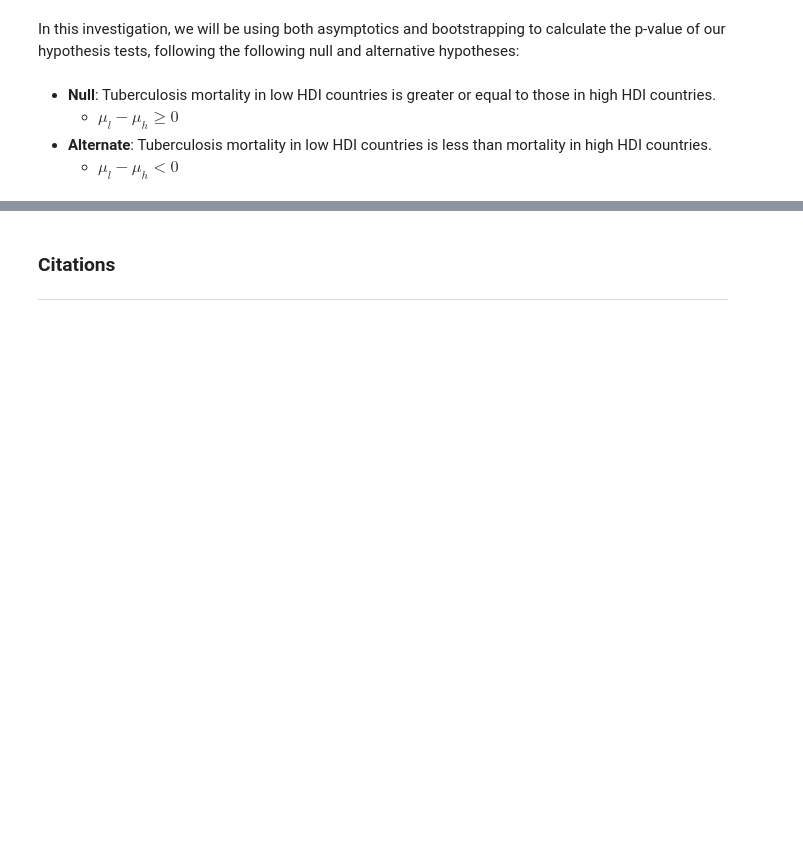
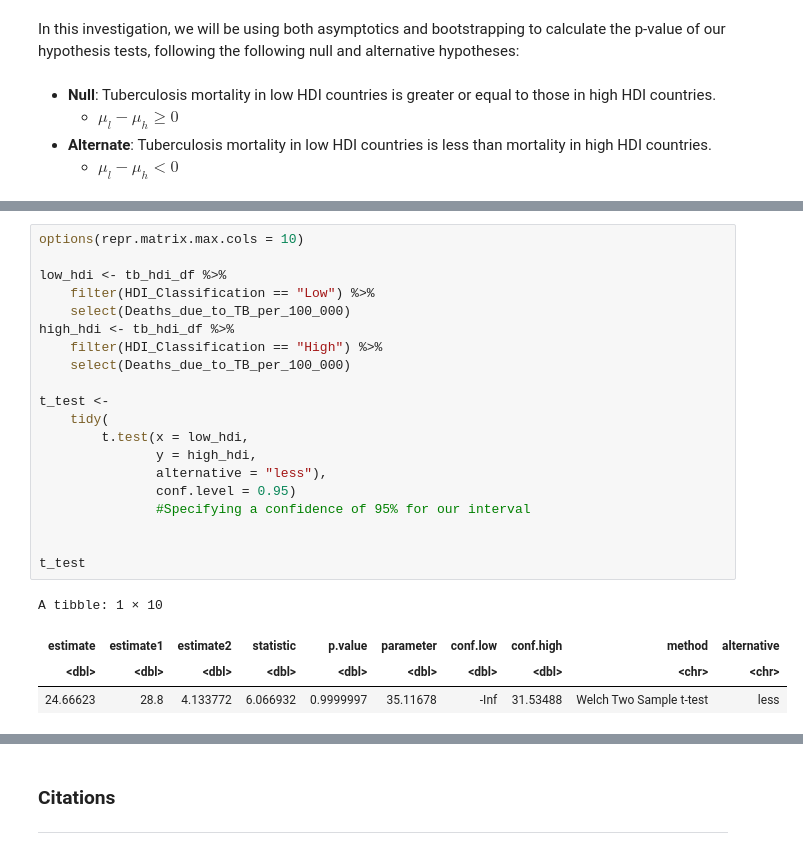
Before and after one commit to Remembria/Group-38-Project-Proposal, a Jupyter notebook: Group_38_Project_Report.ipynb, the cells around one changed output, grey strips where cells are left out. Saved outputs shown, nothing was run; the diff lists cells and outputs as text; blank space fills up the shorter version.

Commit message:
Current ver with methods

```diff
--- a/Group_38_Project_Report.ipynb
+++ b/Group_38_Project_Report.ipynb
@@ -249,0 +267,25 @@ where $\mu_l$ is mean mortality in low HDI countries, and $\mu_l$ is mean mortal
+# %%
+options(repr.matrix.max.cols = 10)
+
+low_hdi <- tb_hdi_df %>%
+    filter(HDI_Classification == "Low") %>%
+    select(Deaths_due_to_TB_per_100_000)
+high_hdi <- tb_hdi_df %>%
+    filter(HDI_Classification == "High") %>%
+    select(Deaths_due_to_TB_per_100_000)
+
+t_test <-
+    tidy(
+        t.test(x = low_hdi,
+               y = high_hdi,
+               alternative = "less"),
+               conf.level = 0.95)
+               #Specifying a confidence of 95% for our interval
+
+
+t_test
+# %% [output]
+A tibble: 1 × 10
+| estimate | estimate1 | estimate2 | statistic | p.value | parameter | conf.low | conf.high | method | alternative |
+| <dbl> | <dbl> | <dbl> | <dbl> | <dbl> | <dbl> | <dbl> | <dbl> | <chr> | <chr> |
+| 24.66623 | 28.8 | 4.133772 | 6.066932 | 0.9999997 | 35.11678 | -Inf | 31.53488 | Welch Two Sample t-test | less |
```
Also changed, not shown: parts of 12 cells of this notebook.
